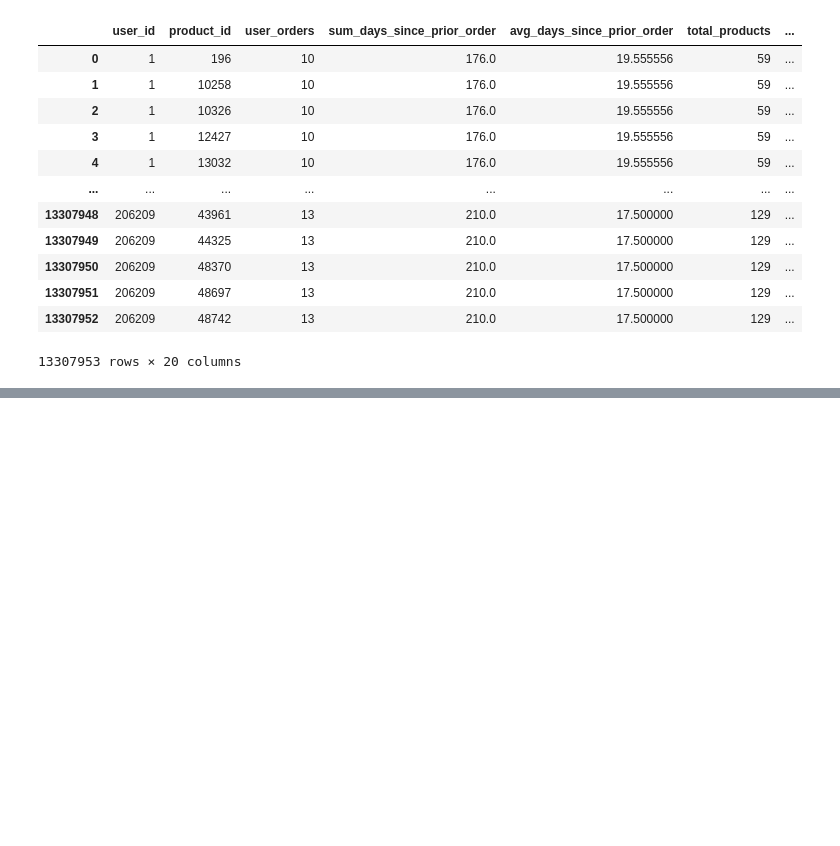
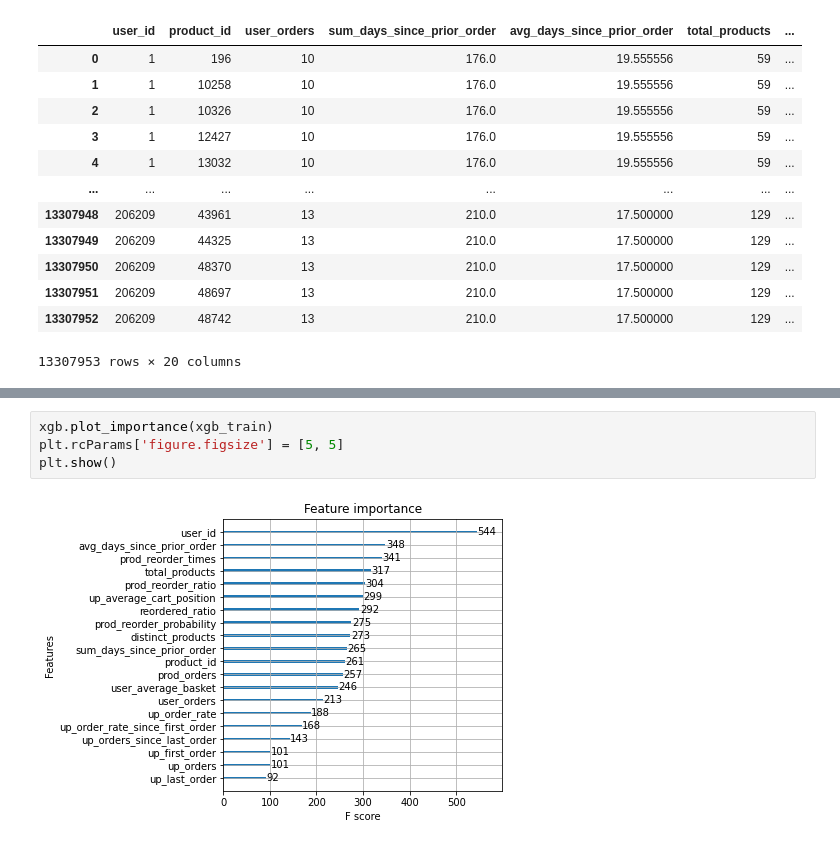
Before and after one commit to 530427793/jiangren, a Jupyter notebook: business_xgboost.ipynb, the cells around one changed output, grey strips where cells are left out. Saved outputs shown, nothing was run; the diff lists cells and outputs as text; blank space fills up the shorter version.

```diff
--- a/business_xgboost.ipynb
+++ b/business_xgboost.ipynb
@@ -356,0 +709,6 @@ data_xgb = data.sample(frac = 0.001,replace = False,random_state=1)
+# %%
+xgb.plot_importance(xgb_train)
+plt.rcParams['figure.figsize'] = [5, 5]
+plt.show()
+# %% [output]
+[figure, added]
```
Also changed, not shown: parts of 51 cells of this notebook.
